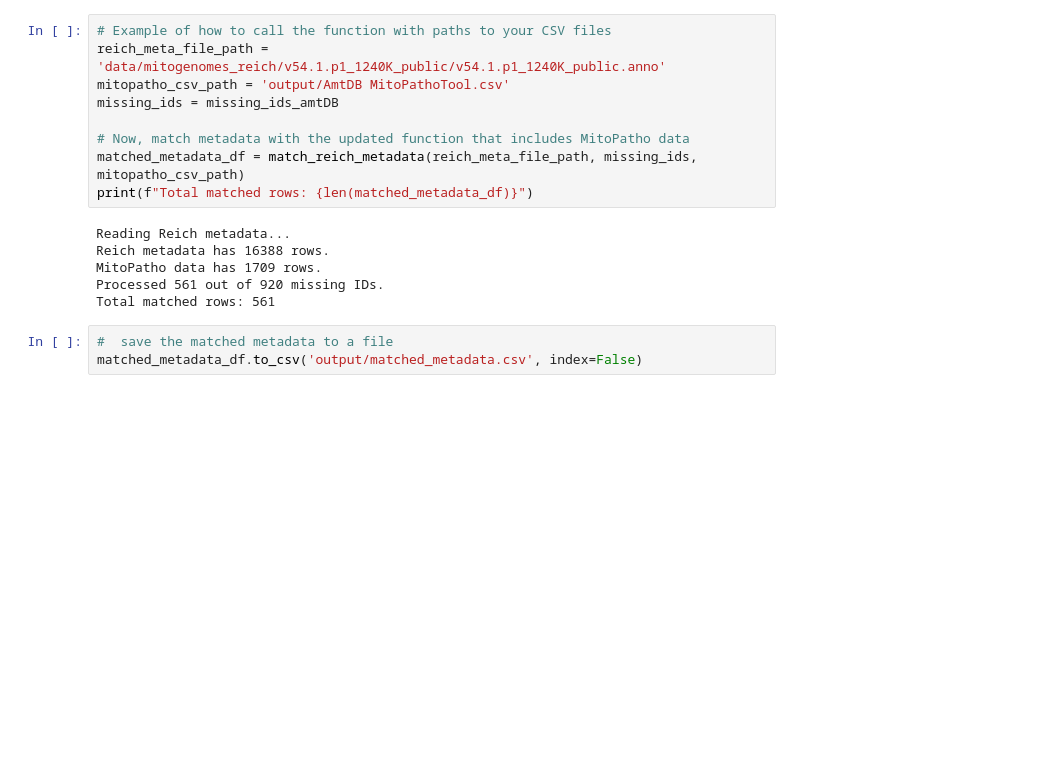
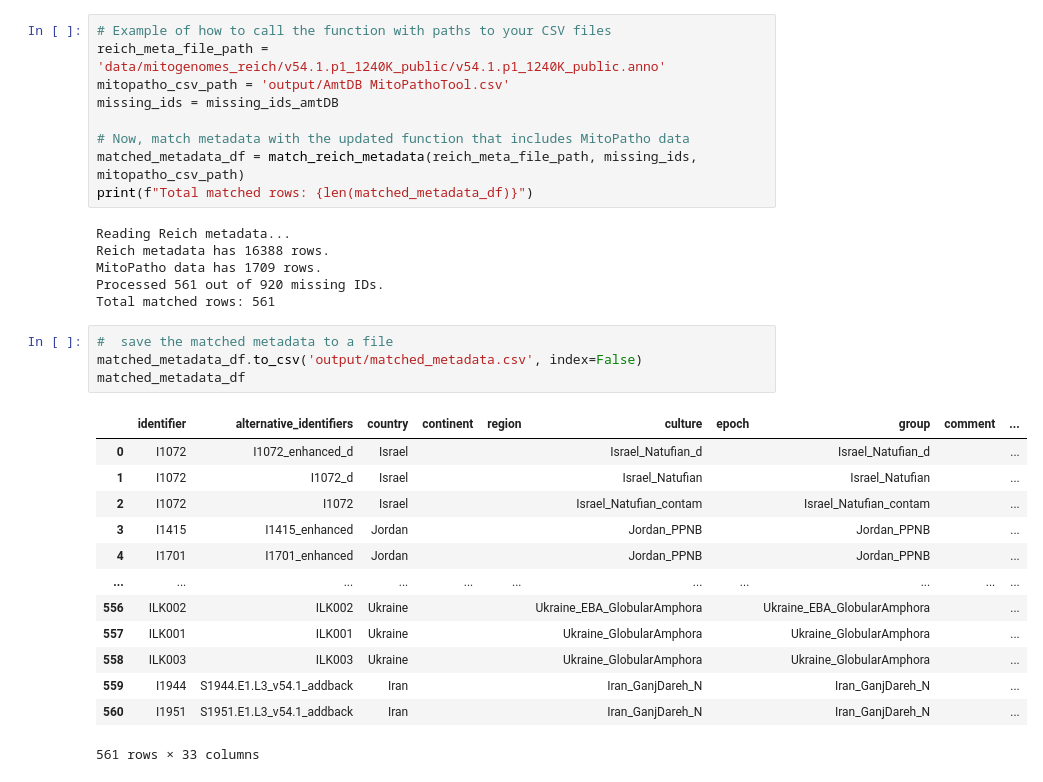
Before and after one commit to fulopjoz/aDNA_amtDB_AADR, a Jupyter notebook: notebooks/analysis_notebook.ipynb, the cells around one changed output. Cells and saved outputs as stored; diff of their text form; blank space fills up the shorter version.

```diff
--- a/notebooks/analysis_notebook.ipynb
+++ b/notebooks/analysis_notebook.ipynb
@@ -139,3 +164,18 @@ Total matched rows: 561
 # %%
 #  save the matched metadata to a file
 matched_metadata_df.to_csv('output/matched_metadata.csv', index=False)
+matched_metadata_df
+# %% [output]
+|  | identifier | alternative_identifiers | country | continent | region | culture | epoch | group | comment | ... |
+| 0 | I1072 | I1072_enhanced_d | Israel |  |  | Israel_Natufian_d |  | Israel_Natufian_d |  | ... |
+| 1 | I1072 | I1072_d | Israel |  |  | Israel_Natufian |  | Israel_Natufian |  | ... |
+| 2 | I1072 | I1072 | Israel |  |  | Israel_Natufian_contam |  | Israel_Natufian_contam |  | ... |
+| 3 | I1415 | I1415_enhanced | Jordan |  |  | Jordan_PPNB |  | Jordan_PPNB |  | ... |
+| 4 | I1701 | I1701_enhanced | Jordan |  |  | Jordan_PPNB |  | Jordan_PPNB |  | ... |
+| ... | ... | ... | ... | ... | ... | ... | ... | ... | ... | ... |
+| 556 | ILK002 | ILK002 | Ukraine |  |  | Ukraine_EBA_GlobularAmphora |  | Ukraine_EBA_GlobularAmphora |  | ... |
+| 557 | ILK001 | ILK001 | Ukraine |  |  | Ukraine_GlobularAmphora |  | Ukraine_GlobularAmphora |  | ... |
+| 558 | ILK003 | ILK003 | Ukraine |  |  | Ukraine_GlobularAmphora |  | Ukraine_GlobularAmphora |  | ... |
+| 559 | I1944 | S1944.E1.L3_v54.1_addback | Iran |  |  | Iran_GanjDareh_N |  | Iran_GanjDareh_N |  | ... |
+| 560 | I1951 | S1951.E1.L3_v54.1_addback | Iran |  |  | Iran_GanjDareh_N |  | Iran_GanjDareh_N |  | ... |
+561 rows × 33 columns
```
Also changed, not shown: parts of 6 cells of this notebook, 3 other files.
